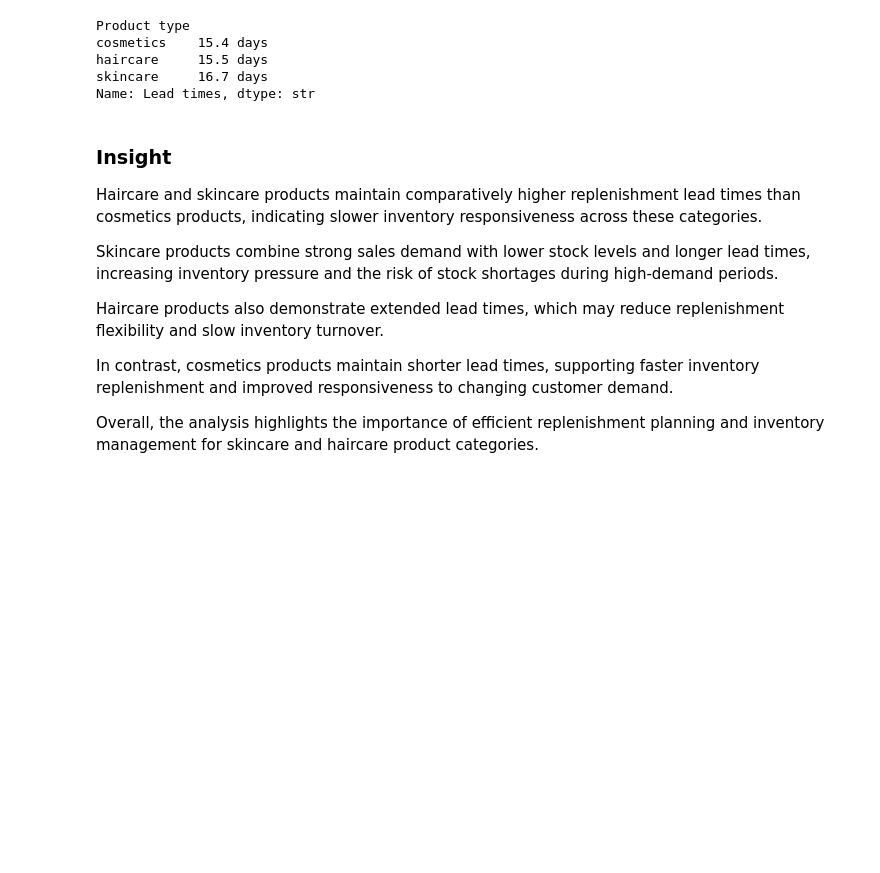
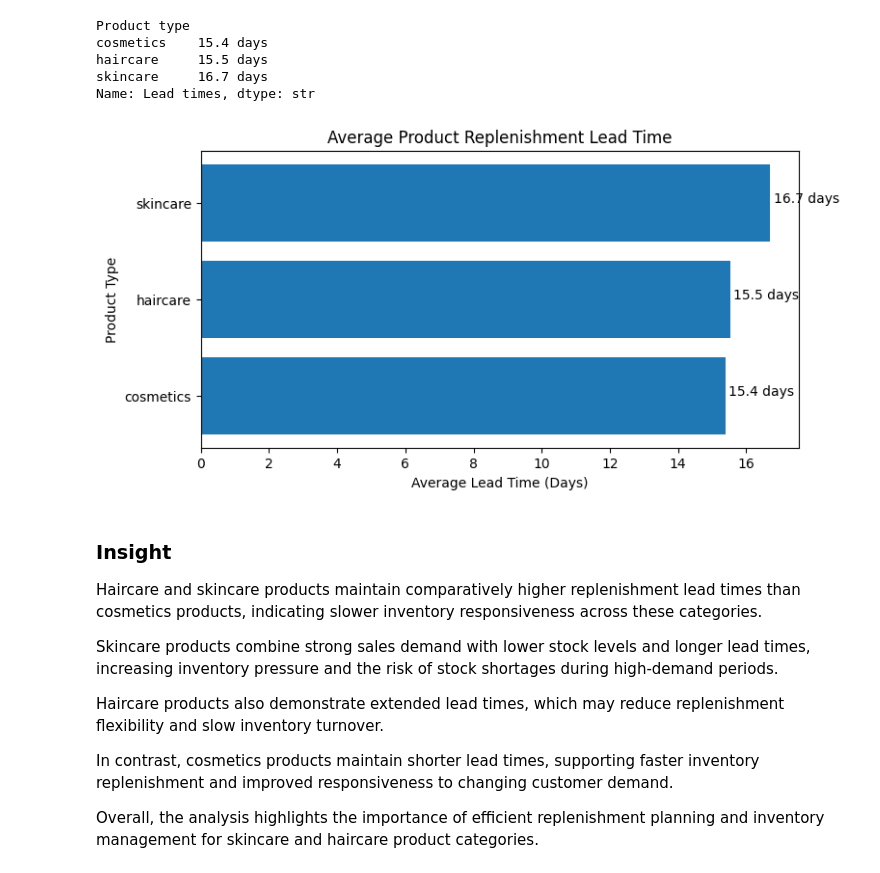
Before and after one commit to sarathkumarkrishnasha132-ctrl/supply-chain-operations-dashboard, a Jupyter notebook: python/Supply chain analysis.ipynb, the cells around one changed output. Cells and saved outputs as stored; diff of their text form; code cells hidden in the pictures; blank space fills up the shorter version.

```diff
--- a/python/Supply chain analysis.ipynb
+++ b/python/Supply chain analysis.ipynb
@@ -306,6 +425,29 @@ cosmetics    15.4 days
 haircare     15.5 days
 skincare     16.7 days
 Name: Lead times, dtype: str
+# %%
+lead_time_by_product = df.groupby(
+    'Product type'
+)['Lead times'].mean().sort_values()
+
+plt.figure(figsize=(8,4))
+
+plt.barh(
+    lead_time_by_product.index,
+    lead_time_by_product.values
+)
+
+plt.xlabel('Average Lead Time (Days)')
+plt.ylabel('Product Type')
+
+plt.title('Average Product Replenishment Lead Time')
+
+for index, value in enumerate(lead_time_by_product.values):
+    plt.text(value + 0.1, index, f"{value:.1f} days")
+
+plt.show()
+# %% [output]
+[figure, added]
 # %% [markdown]
 ### Insight
 
```
Also changed, not shown: parts of 10 cells of this notebook.
